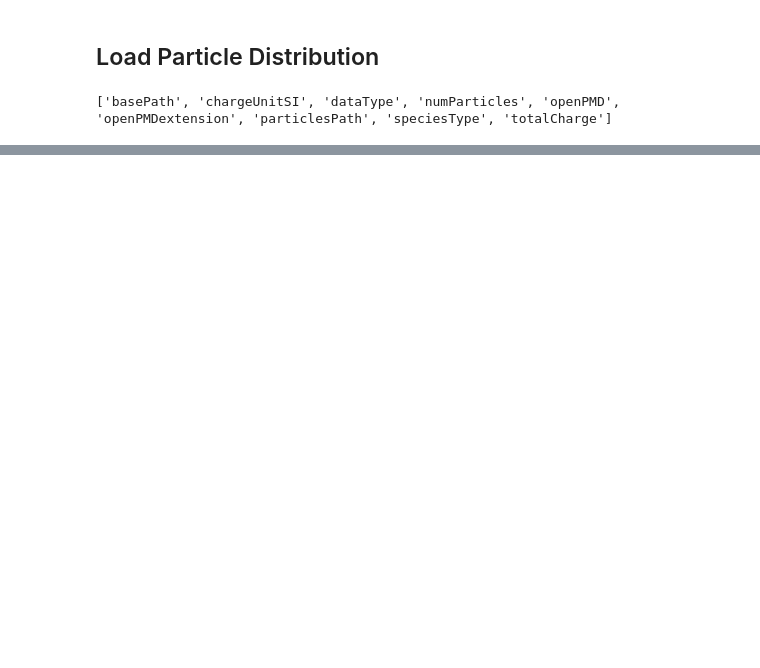
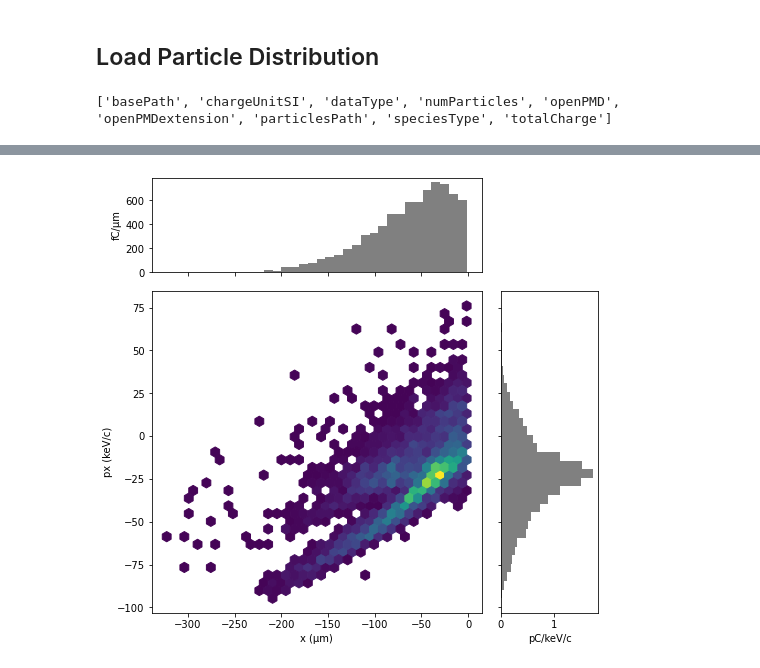
Before and after one commit to slaclab/simple_xopt_example, a Jupyter notebook: elegant_example/xopt_elegant_example.ipynb, the cells around one changed output, grey strips where cells are left out. Saved outputs shown, nothing was run; the diff lists cells and outputs as text; code cells hidden in the pictures; blank space fills up the shorter version.

```diff
--- a/elegant_example/xopt_elegant_example.ipynb
+++ b/elegant_example/xopt_elegant_example.ipynb
@@ -245,0 +285,6 @@ P.plot('delta_t', 'delta_pz')
+# %%
+P2=P.where(P.x < P['mean_x'])
+# %%
+P2.plot('x', 'px', figsize=(8,8))
+# %% [output]
+[figure, added]
```
Also changed, not shown: parts of 18 cells of this notebook, 1 other file.
